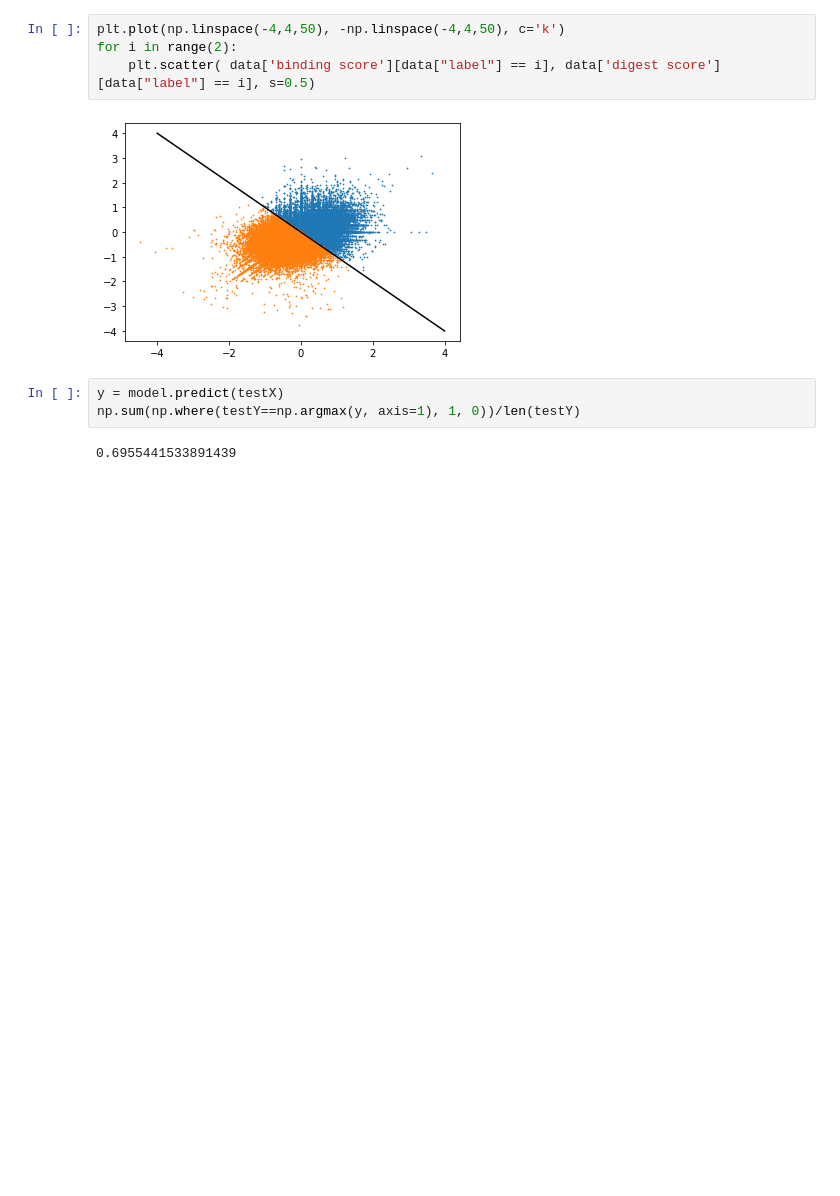
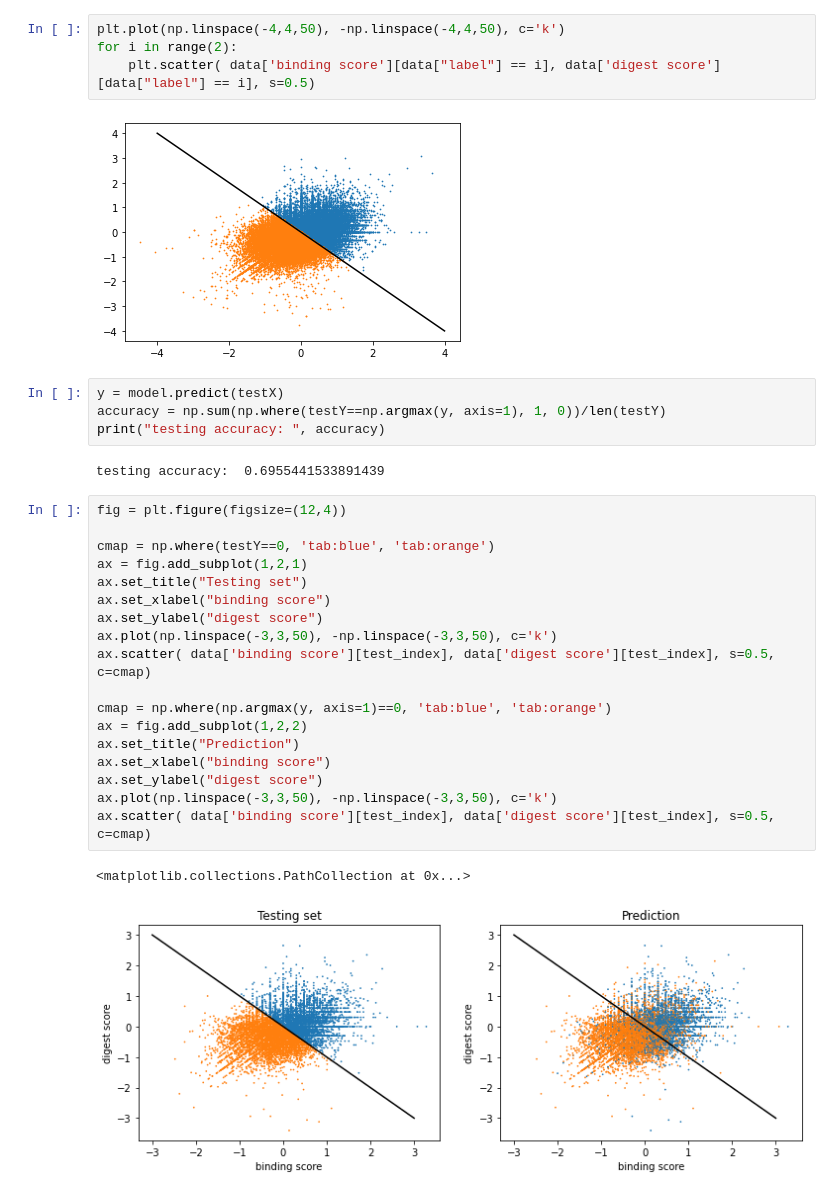
Before and after one commit to czwz/2020-master-project, a Jupyter notebook: post-calculation/sequence_model.ipynb, the cells around one changed output. Saved outputs shown, nothing was run; the diff lists cells and outputs as text; blank space fills up the shorter version.

Commit message:
update figure for bidirectional multi layer rnn model

```diff
--- a/post-calculation/sequence_model.ipynb
+++ b/post-calculation/sequence_model.ipynb
@@ -95,6 +95,28 @@ for i in range(2):
 [figure]
 # %%
 y = model.predict(testX)
-np.sum(np.where(testY==np.argmax(y, axis=1), 1, 0))/len(testY)
+accuracy = np.sum(np.where(testY==np.argmax(y, axis=1), 1, 0))/len(testY)
+print("testing accuracy: ", accuracy)
 # %% [output]
-0.6955441533891439
+testing accuracy:  0.6955441533891439
+# %%
+fig = plt.figure(figsize=(12,4))
+
+cmap = np.where(testY==0, 'tab:blue', 'tab:orange')
+ax = fig.add_subplot(1,2,1)
+ax.set_title("Testing set")
+ax.set_xlabel("binding score")
+ax.set_ylabel("digest score")
+ax.plot(np.linspace(-3,3,50), -np.linspace(-3,3,50), c='k')
+ax.scatter( data['binding score'][test_index], data['digest score'][test_index], s=0.5, c=cmap)
+
+cmap = np.where(np.argmax(y, axis=1)==0, 'tab:blue', 'tab:orange')
+ax = fig.add_subplot(1,2,2)
+ax.set_title("Prediction")
+ax.set_xlabel("binding score")
+ax.set_ylabel("digest score")
+ax.plot(np.linspace(-3,3,50), -np.linspace(-3,3,50), c='k')
+ax.scatter( data['binding score'][test_index], data['digest score'][test_index], s=0.5, c=cmap)
+# %% [output]
+<matplotlib.collections.PathCollection at 0x...>
+[figure, added]
```
